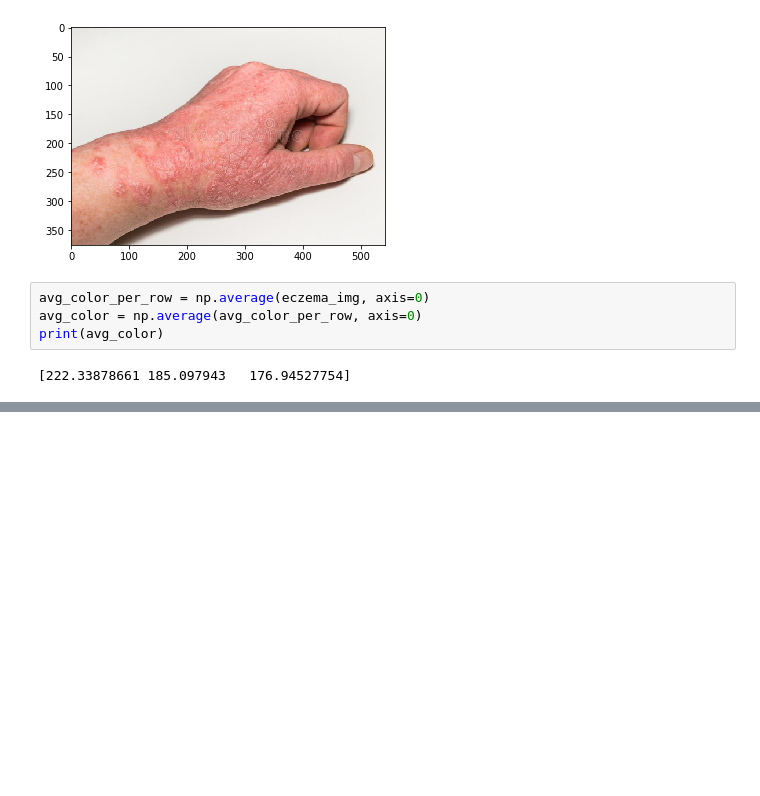
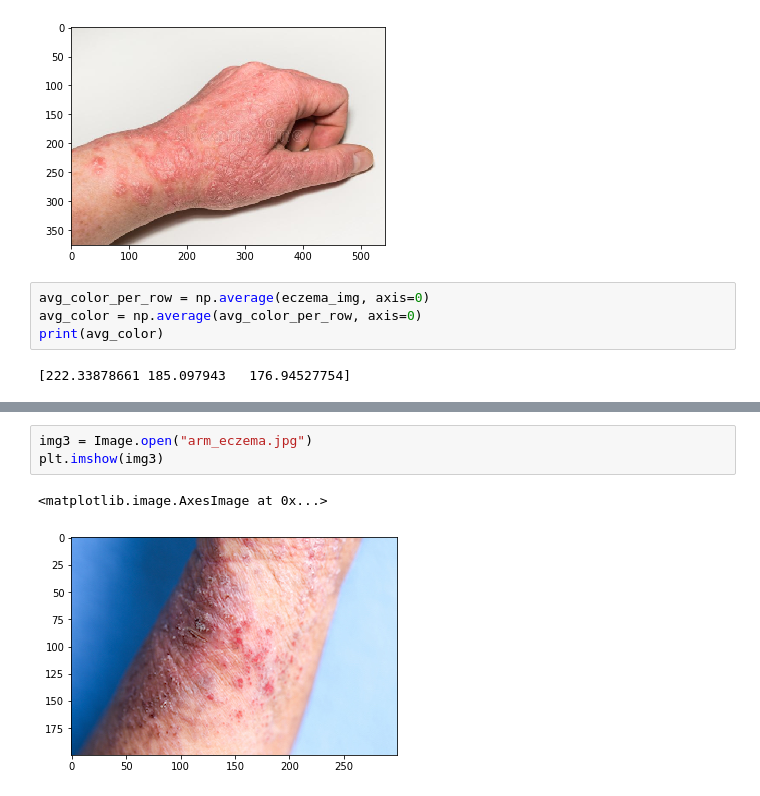
Before and after one commit to ashleyabid/JupyterCVPractice, a Jupyter notebook: main.ipynb, the cells around one changed output, grey strips where cells are left out. Drawn from its saved outputs; the diff is of its cells as text; blank space fills up the shorter version.

```diff
--- a/main.ipynb
+++ b/main.ipynb
@@ -91,0 +129,6 @@ print(avg_color)
+# %%
+img3 = Image.open("arm_eczema.jpg")
+plt.imshow(img3)
+# %% [output]
+<matplotlib.image.AxesImage at 0x...>
+[figure, added]
```
Also changed, not shown: parts of 13 cells of this notebook, 5 other files.
